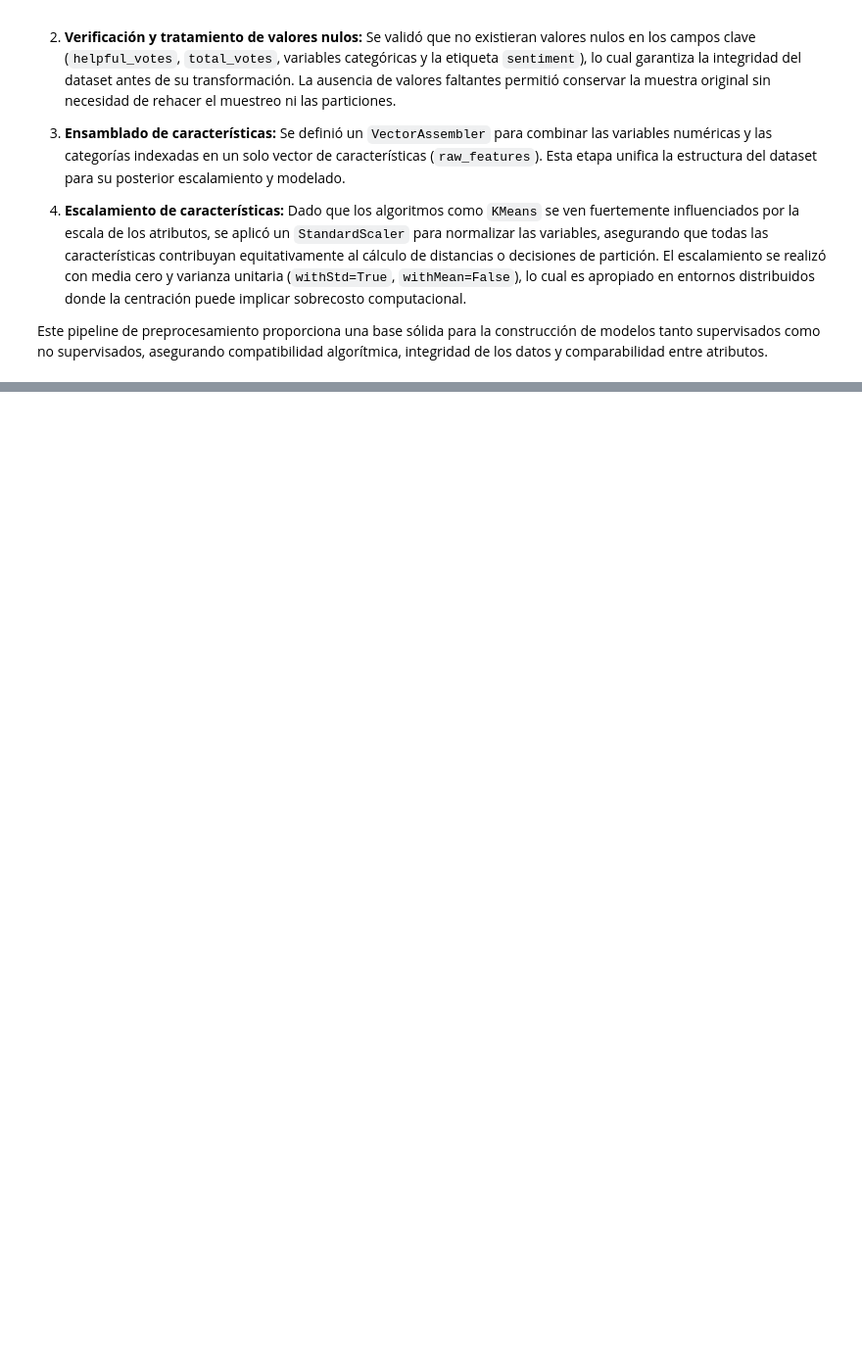
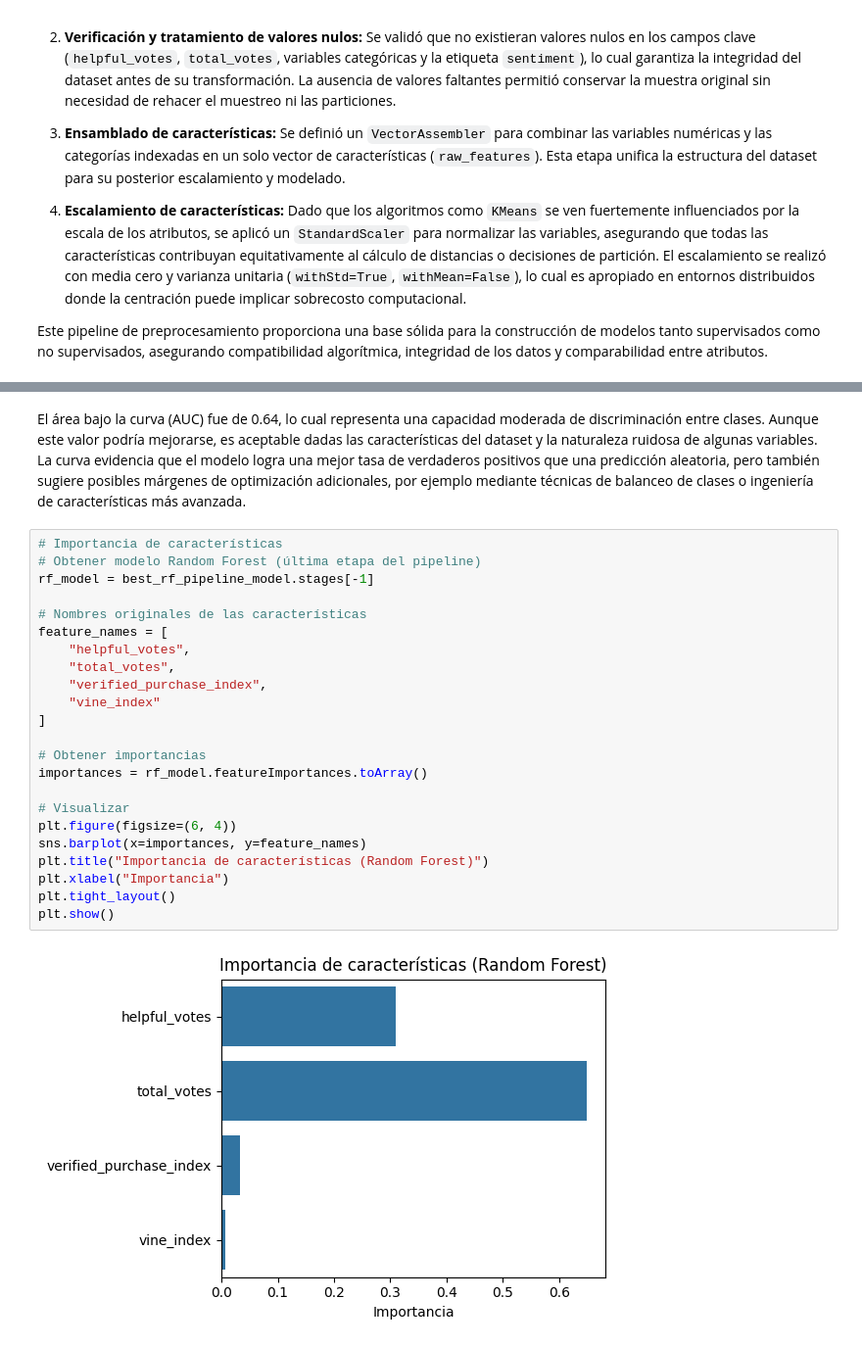
Before and after one commit to AlejandroDiaz10/Proyecto-Big-Data-PySpark, a Jupyter notebook: Entrega Final/ProyectoFinal_Equipo37.ipynb, the cells around one changed output, grey strips where cells are left out. Shown at 98% size. Saved outputs shown, nothing was run; the diff lists cells and outputs as text; blank space fills up the shorter version.

```diff
--- a/Entrega Final/ProyectoFinal_Equipo37.ipynb
+++ b/Entrega Final/ProyectoFinal_Equipo37.ipynb
@@ -1465,0 +1060,27 @@ Es importante tener precaución al interpretar estos resultados. Un Silhouette S
+# %% [markdown]
+El área bajo la curva (AUC) fue de 0.64, lo cual representa una capacidad moderada de discriminación entre clases. Aunque este valor podría mejorarse, es aceptable dadas las características del dataset y la naturaleza ruidosa de algunas variables. La curva evidencia que el modelo logra una mejor tasa de verdaderos positivos que una predicción aleatoria, pero también sugiere posibles márgenes de optimización adicionales, por ejemplo mediante técnicas de balanceo de clases o ingeniería de características más avanzada.
+# %%
+# Importancia de características
+# Obtener modelo Random Forest (última etapa del pipeline)
+rf_model = best_rf_pipeline_model.stages[-1]
+
+# Nombres originales de las características
+feature_names = [
+    "helpful_votes",
+    "total_votes",
+    "verified_purchase_index",
+    "vine_index"
+]
+
+# Obtener importancias
+importances = rf_model.featureImportances.toArray()
+
+# Visualizar
+plt.figure(figsize=(6, 4))
+sns.barplot(x=importances, y=feature_names)
+plt.title("Importancia de características (Random Forest)")
+plt.xlabel("Importancia")
+plt.tight_layout()
+plt.show()
+# %% [output]
+[figure, added]
```
Also changed, not shown: parts of 66 cells of this notebook, 1 other file.
